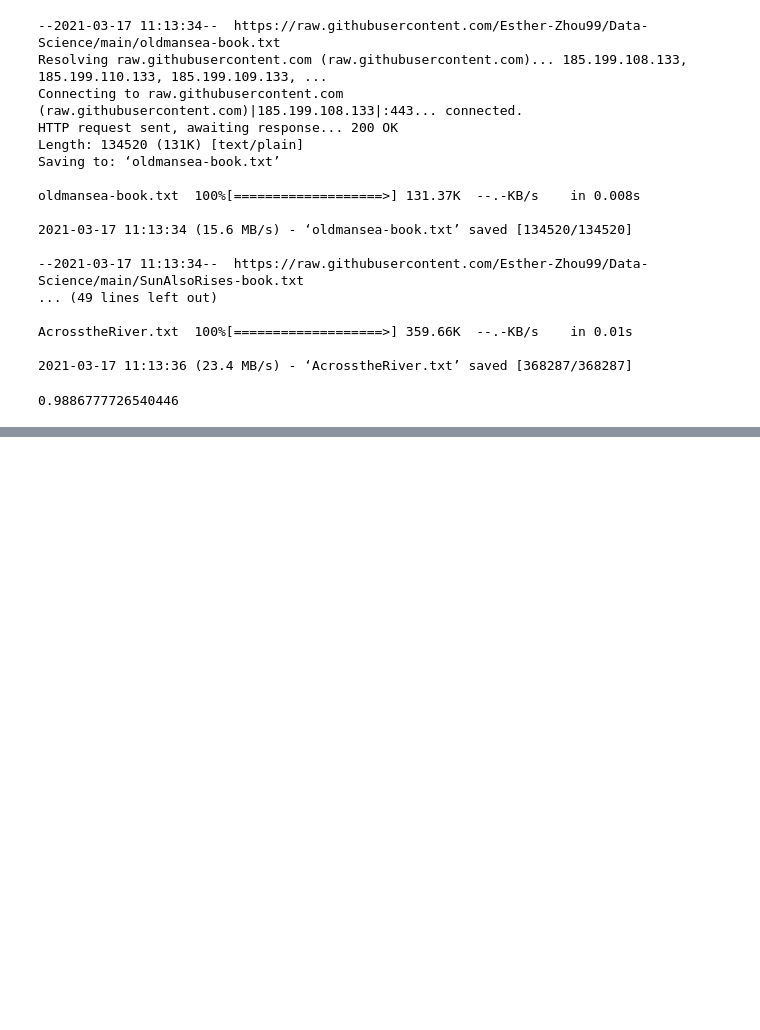
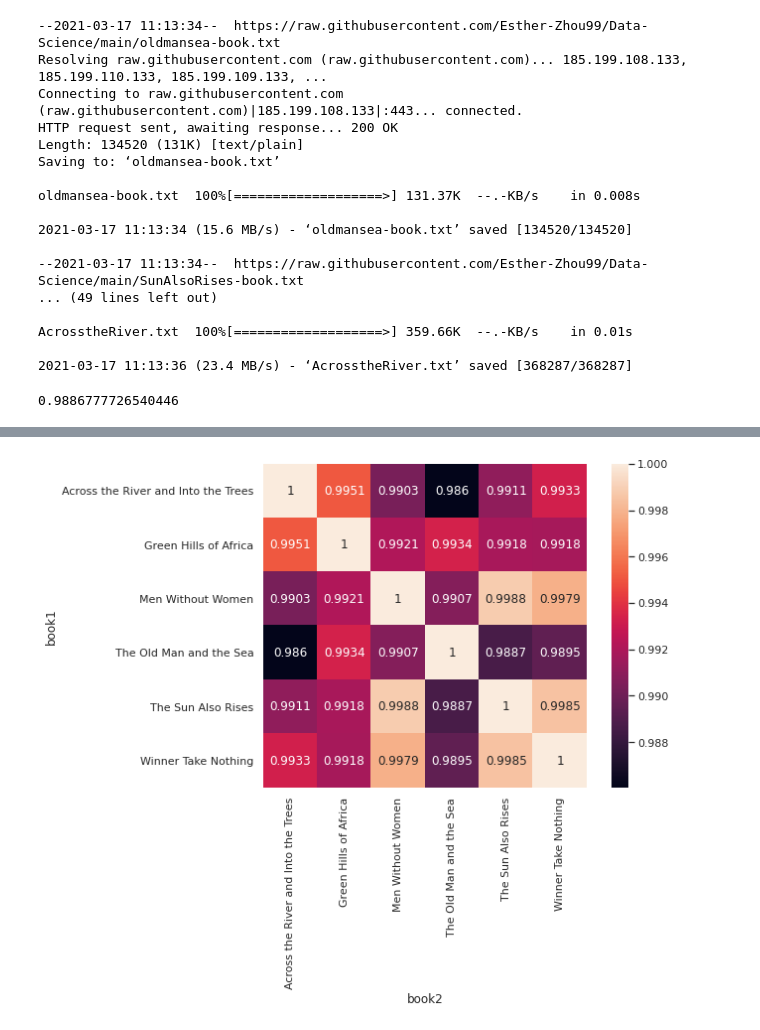
Before and after one commit to Esther-Zhou99/Data-Science, a Jupyter notebook: HW5_similarity.ipynb, the cells around one changed output, grey strips where cells are left out. Saved outputs shown, nothing was run; the diff lists cells and outputs as text; code cells hidden in the pictures; blank space fills up the shorter version.

```diff
--- a/HW5_similarity.ipynb
+++ b/HW5_similarity.ipynb
@@ -96,0 +102,3 @@ data
+# %%
+data = pd.read_csv("test.csv")
+data
@@ -96,0 +123,15 @@ data
+# %%
+import matplotlib.pyplot as plt
+import seaborn as sns
+sns.set_theme()
+
+flights = data.pivot("book1", "book2", "value")
+
+# Draw a heatmap with the numeric values in each cell
+f, ax = plt.subplots(figsize=(9, 6))
+fig=sns.heatmap(flights, annot=True, fmt='.4g', ax=ax, square=True)
+fig = plt.gcf()
+plt.show()
+fig.savefig('test.png', dpi=600, bbox_inches = 'tight')
+# %% [output]
+[figure, added]
```
Also changed, not shown: parts of 3 cells of this notebook.
